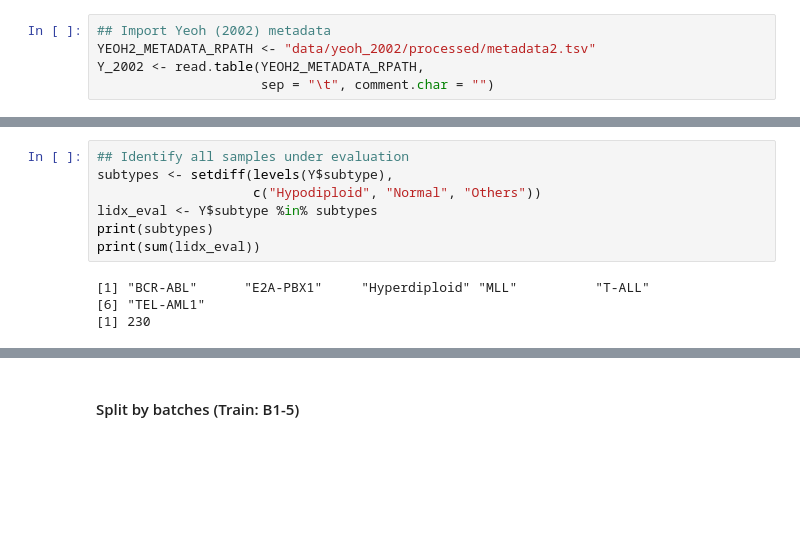
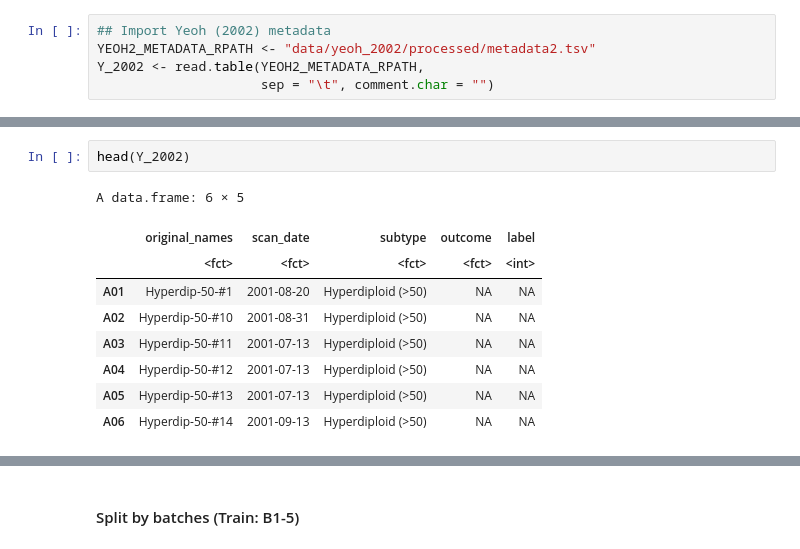
Before and after one commit to dblux/relapse_prediction, a Jupyter notebook: sandbox-model2_bayes_net.ipynb, the cells around one changed output, grey strips where cells are left out. Cells and saved outputs as stored; diff of their text form; blank space fills up the shorter version.

```diff
--- a/sandbox-model2_bayes_net.ipynb
+++ b/sandbox-model2_bayes_net.ipynb
@@ -1304,11 +1091,12 @@ Setting levels: control = Good, case = Poor
-# %%
-## Identify all samples under evaluation
-subtypes <- setdiff(levels(Y$subtype),
-                    c("Hypodiploid", "Normal", "Others"))
-lidx_eval <- Y$subtype %in% subtypes
-print(subtypes)
-print(sum(lidx_eval))
-# %% [output]
-[1] "BCR-ABL"      "E2A-PBX1"     "Hyperdiploid" "MLL"          "T-ALL"
-[6] "TEL-AML1"
-[1] 230
+# %%
+head(Y_2002)
+# %% [output]
+A data.frame: 6 × 5
+|  | original_names | scan_date | subtype | outcome | label |
+|  | <fct> | <fct> | <fct> | <fct> | <int> |
+| A01 | Hyperdip-50-#1 | 2001-08-20 | Hyperdiploid (>50) | NA | NA |
+| A02 | Hyperdip-50-#10 | 2001-08-31 | Hyperdiploid (>50) | NA | NA |
+| A03 | Hyperdip-50-#11 | 2001-07-13 | Hyperdiploid (>50) | NA | NA |
+| A04 | Hyperdip-50-#12 | 2001-07-13 | Hyperdiploid (>50) | NA | NA |
+| A05 | Hyperdip-50-#13 | 2001-07-13 | Hyperdiploid (>50) | NA | NA |
+| A06 | Hyperdip-50-#14 | 2001-09-13 | Hyperdiploid (>50) | NA | NA |
```
Also changed, not shown: parts of 86 cells of this notebook, 4 other files.
